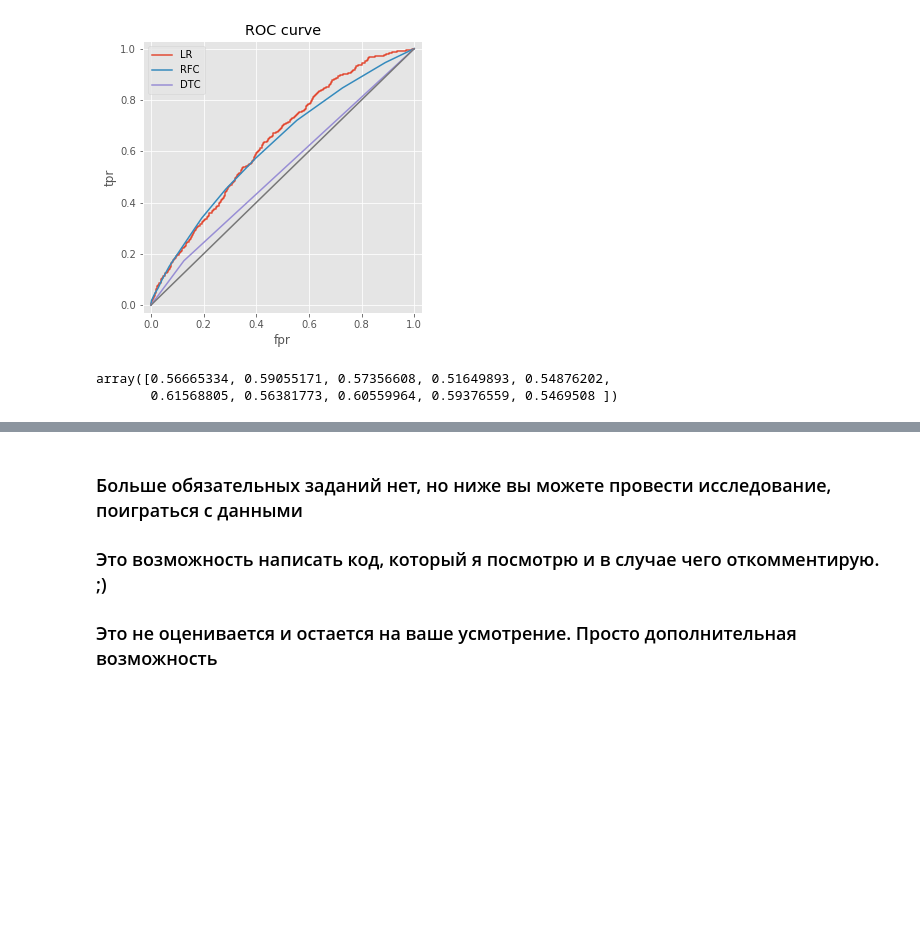
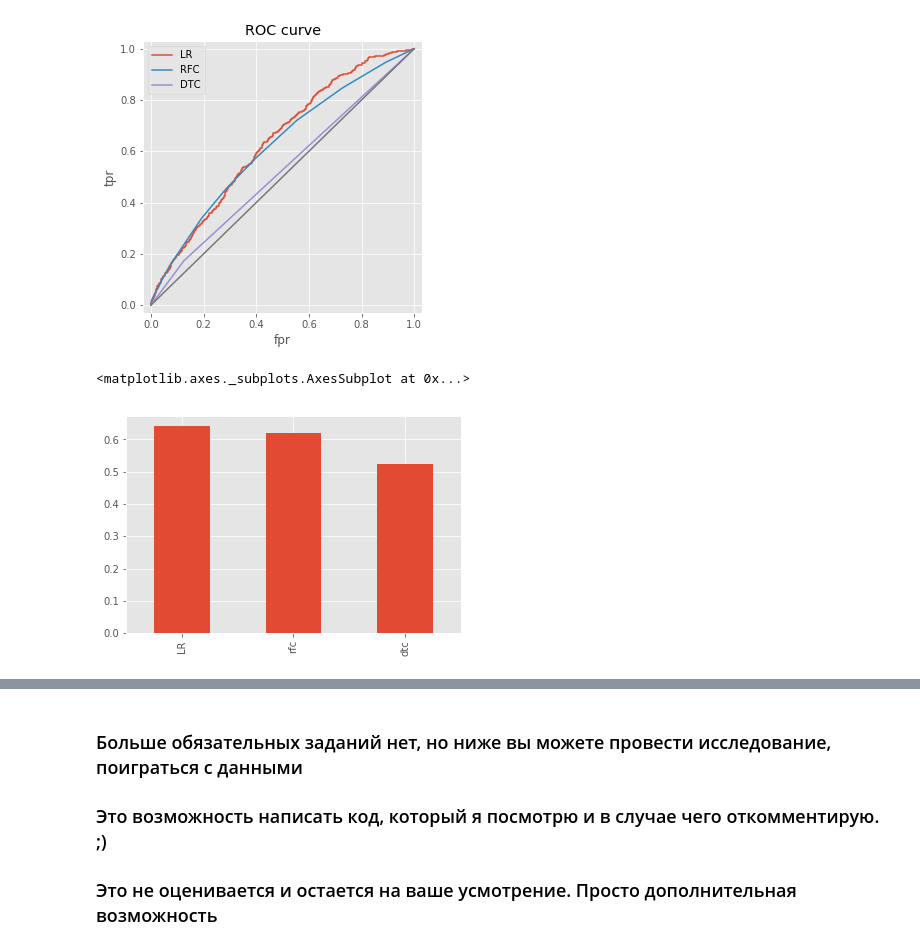
Before and after one commit to asovit/sfml, a Jupyter notebook: hw2-task.ipynb, the cells around one changed output, grey strips where cells are left out. Cells and saved outputs as stored; diff of their text form; code cells hidden in the pictures; blank space fills up the shorter version.

```diff
--- a/hw2-task.ipynb
+++ b/hw2-task.ipynb
@@ -421,19 +422,15 @@ from sklearn.cross_validation import cross_val_score
 # Сделать k-fold (10 фолдов) кросс-валидацию каждой модели
 # И посчитать средний roc_auc
 
-rfc = RandomForestClassifier()
-cvs_rfc = cross_val_score(
-    rfc,
-    Xtest,
-    ytest,
-    scoring='roc_auc',
-    cv=10
-)
-
-cvs_rfc
+cvs_lr = cross_val_score(model_LR, Xtrain, ytrain, scoring='roc_auc', cv=10)
+cvs_rfc = cross_val_score(model_RFC, Xtrain, ytrain, scoring='roc_auc', cv=10)
+cvs_dtc = cross_val_score(model_DTC, Xtrain, ytrain, scoring='roc_auc', cv=10)
-# %% [output]
-array([0.56665334, 0.59055171, 0.57356608, 0.51649893, 0.54876202,
-       0.61568805, 0.56381773, 0.60559964, 0.59376559, 0.5469508 ])
+# %%
+cvs_result = {'LR':cvs_lr.mean(), 'rfc':cvs_rfc.mean(), 'dtc':cvs_dtc.mean()}
+pd.DataFrame.from_dict(data = cvs_result, orient='index').plot(kind='bar', legend=False)
+# %% [output]
+<matplotlib.axes._subplots.AxesSubplot at 0x...>
+[figure, added]
 # %%
 # Взять лучшую модель и сделать предсказания (с вероятностями (!!!)) для test выборки
 
```
Also changed, not shown: parts of 4 cells of this notebook.
